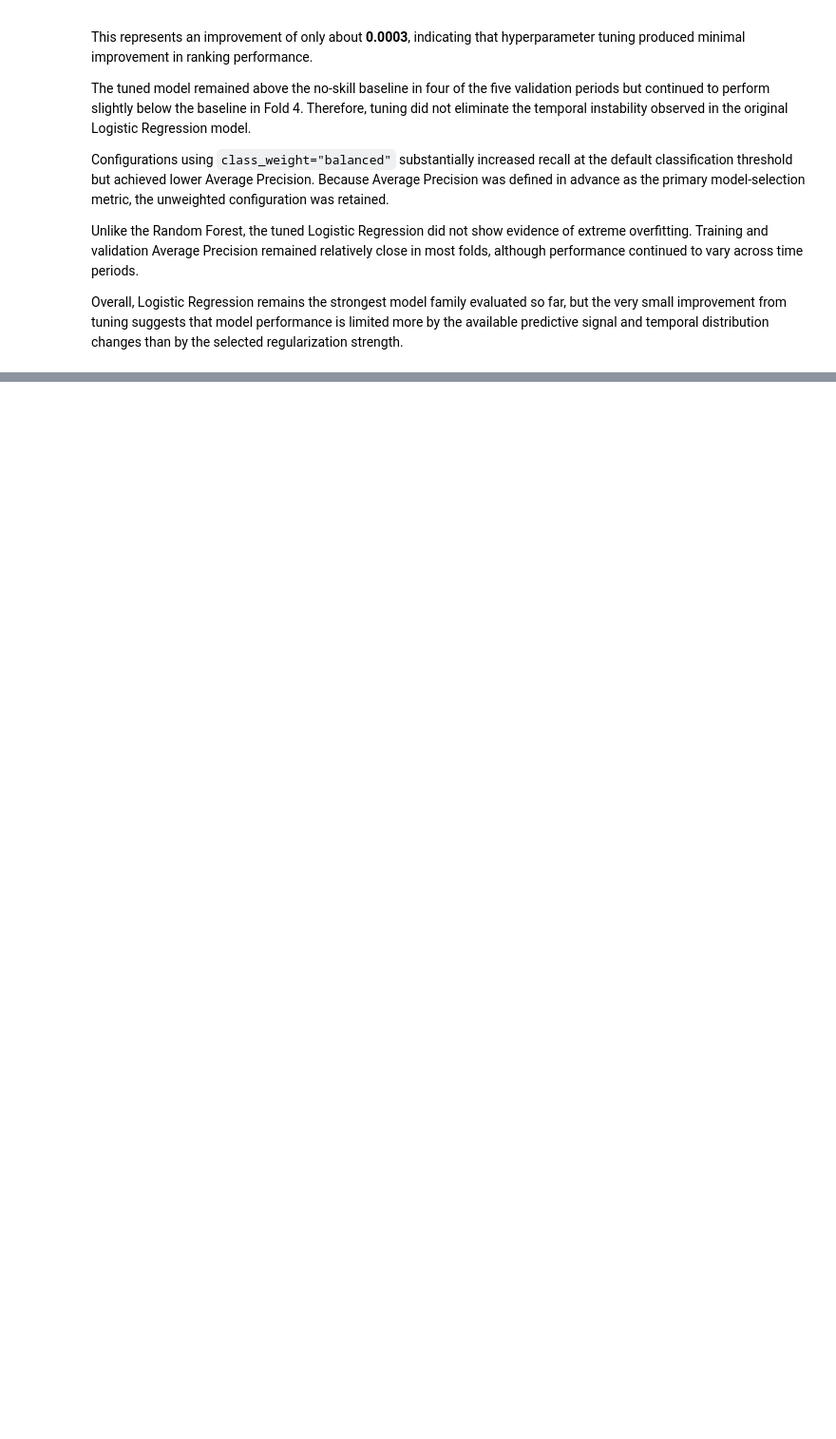
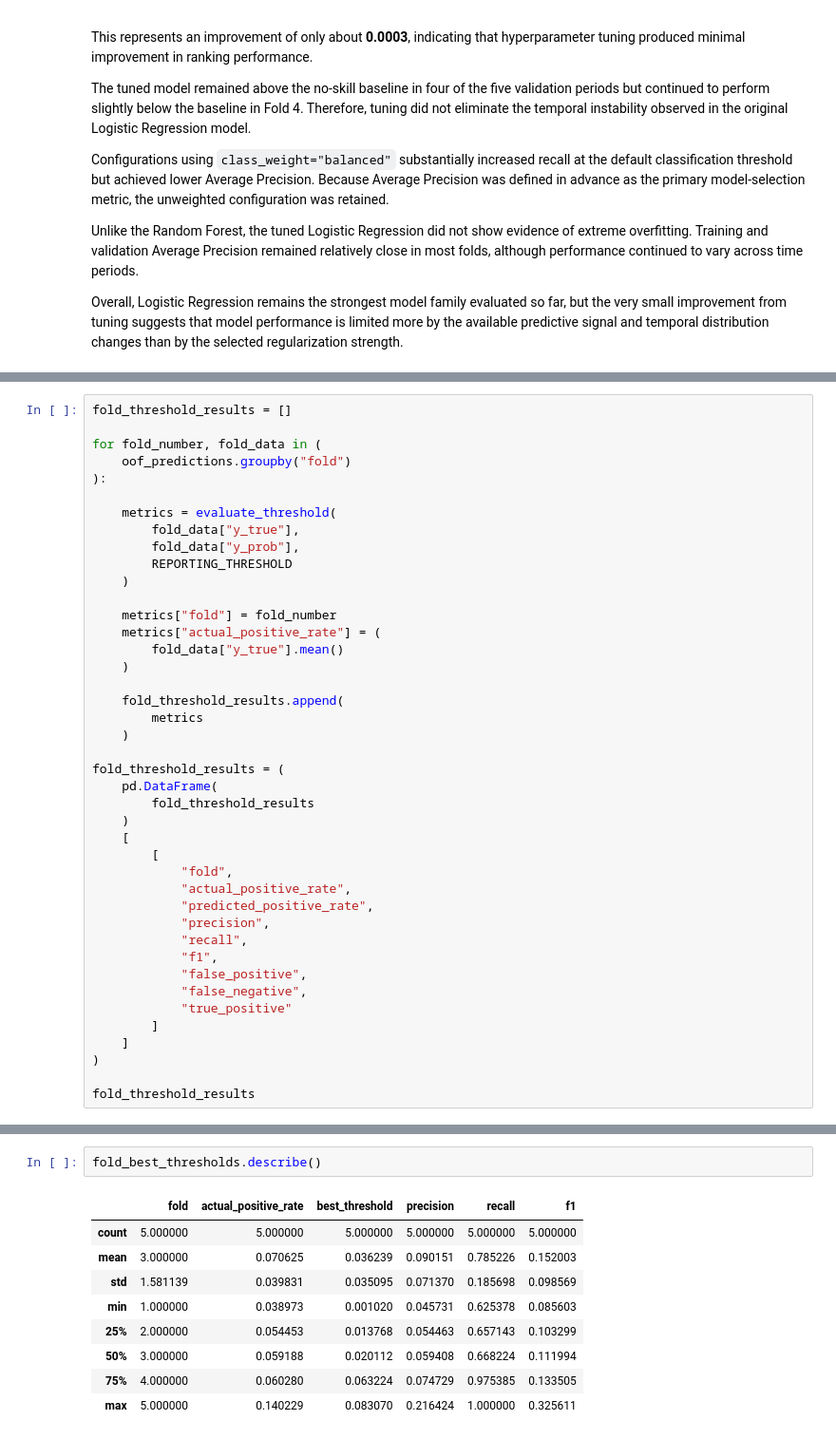
Before and after one commit to NourhanFarag/bank-marketing-subscription-prediction, a Jupyter notebook: notebooks/01_bank_marketing_analysis.ipynb, the cells around one changed output, grey strips where cells are left out. Shown at 95% size. Drawn from its saved outputs; the diff is of its cells as text; blank space fills up the shorter version.

```diff
--- a/notebooks/01_bank_marketing_analysis.ipynb
+++ b/notebooks/01_bank_marketing_analysis.ipynb
@@ -2407,0 +2722,42 @@ Overall, Logistic Regression remains the strongest model family evaluated so far
+# %%
+fold_threshold_results = []
+
+for fold_number, fold_data in (
+    oof_predictions.groupby("fold")
+):
+
+    metrics = evaluate_threshold(
+        fold_data["y_true"],
+        fold_data["y_prob"],
+        REPORTING_THRESHOLD
+    )
+
+    metrics["fold"] = fold_number
+    metrics["actual_positive_rate"] = (
+        fold_data["y_true"].mean()
+    )
+
+    fold_threshold_results.append(
+        metrics
+    )
+
+fold_threshold_results = (
+    pd.DataFrame(
+        fold_threshold_results
+    )
+    [
+        [
+            "fold",
+            "actual_positive_rate",
+            "predicted_positive_rate",
+            "precision",
+            "recall",
+            "f1",
+            "false_positive",
+            "false_negative",
+            "true_positive"
+        ]
+    ]
+)
+
+fold_threshold_results
@@ -2407,0 +2864,12 @@ Overall, Logistic Regression remains the strongest model family evaluated so far
+# %%
+fold_best_thresholds.describe()
+# %% [output]
+|  | fold | actual_positive_rate | best_threshold | precision | recall | f1 |
+| count | 5.000000 | 5.000000 | 5.000000 | 5.000000 | 5.000000 | 5.000000 |
+| mean | 3.000000 | 0.070625 | 0.036239 | 0.090151 | 0.785226 | 0.152003 |
+| std | 1.581139 | 0.039831 | 0.035095 | 0.071370 | 0.185698 | 0.098569 |
+| min | 1.000000 | 0.038973 | 0.001020 | 0.045731 | 0.625378 | 0.085603 |
+| 25% | 2.000000 | 0.054453 | 0.013768 | 0.054463 | 0.657143 | 0.103299 |
+| 50% | 3.000000 | 0.059188 | 0.020112 | 0.059408 | 0.668224 | 0.111994 |
+| 75% | 4.000000 | 0.060280 | 0.063224 | 0.074729 | 0.975385 | 0.133505 |
+| max | 5.000000 | 0.140229 | 0.083070 | 0.216424 | 1.000000 | 0.325611 |
```
Also changed, not shown: parts of 13 cells of this notebook.
